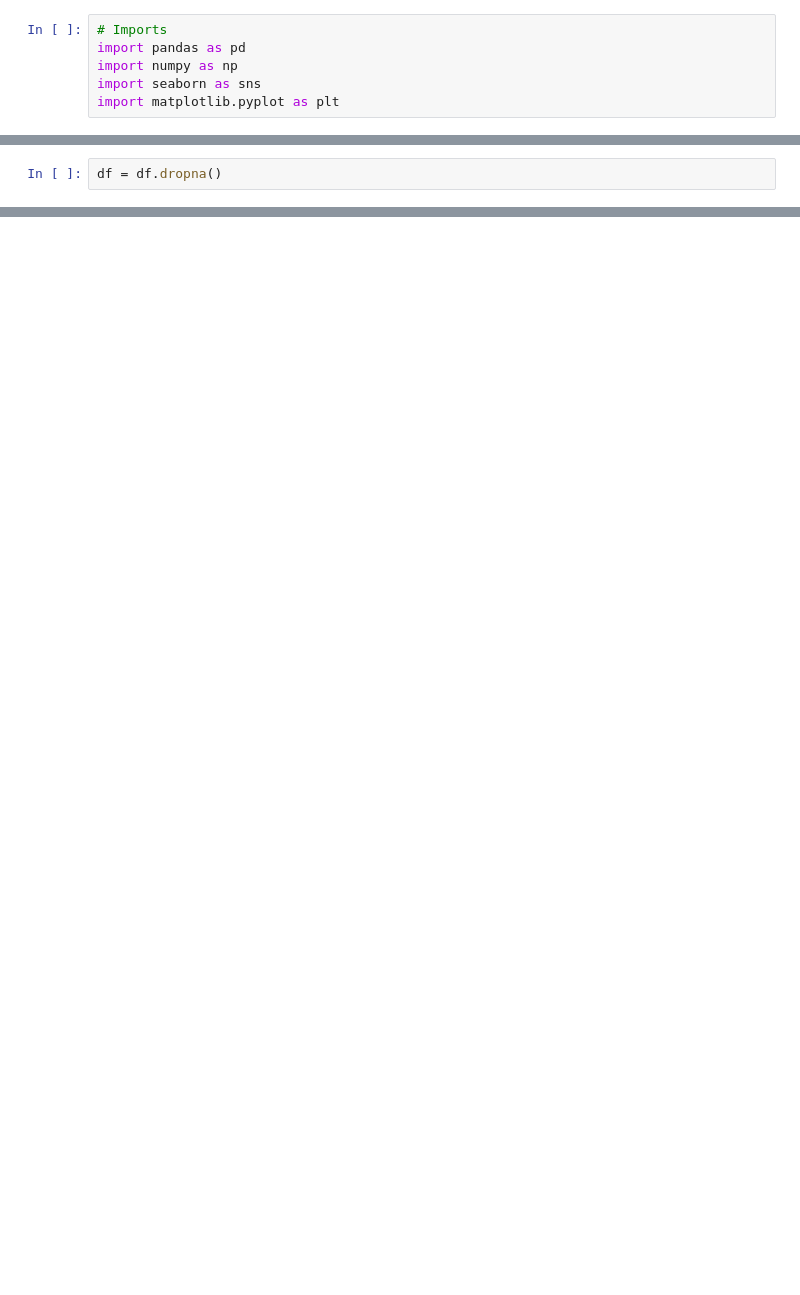
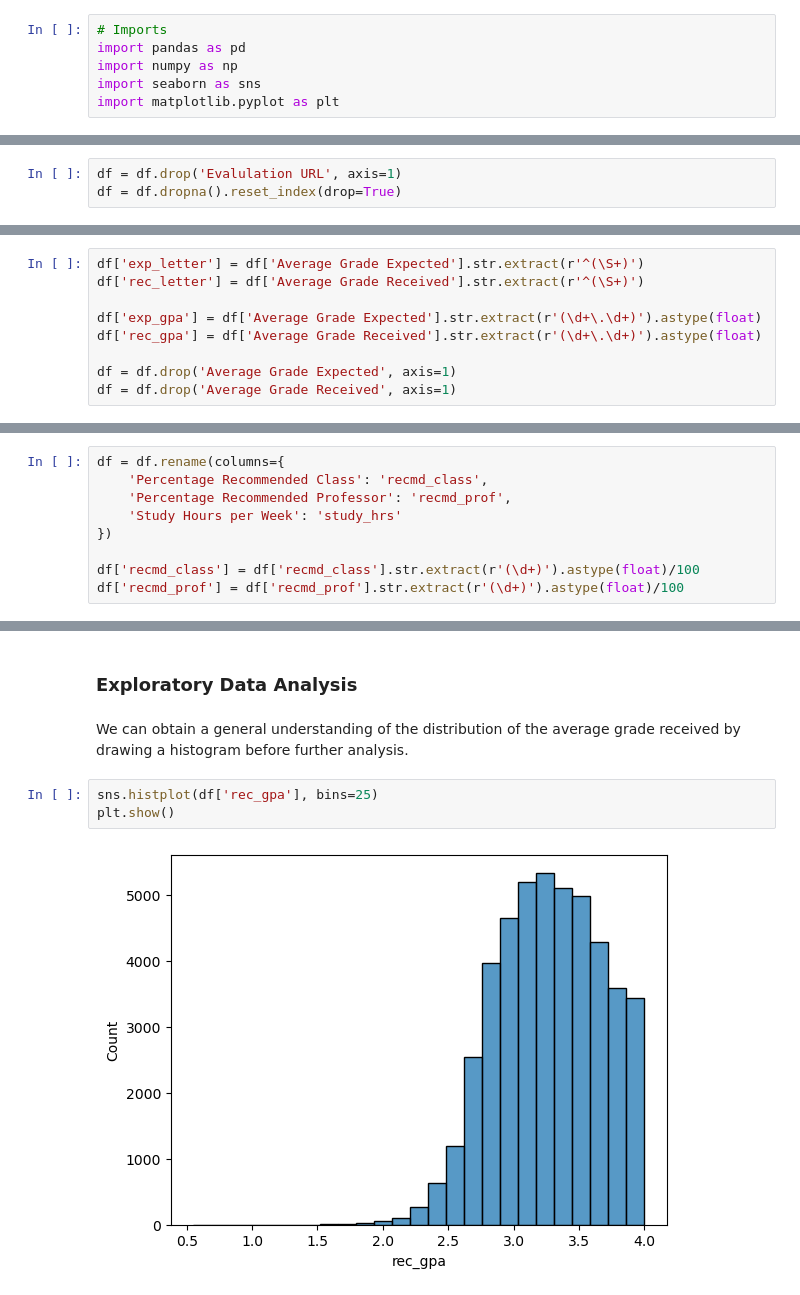
Before and after one commit to Yin-Y-M/Math-189-D12, a Jupyter notebook: Math 189 D12 Project.ipynb, the cells around one changed output, grey strips where cells are left out. Drawn from its saved outputs; the diff is of its cells as text; blank space fills up the shorter version.

Commit message:
Data Cleaning

```diff
--- a/Math 189 D12 Project.ipynb
+++ b/Math 189 D12 Project.ipynb
@@ -22,2 +21,0 @@ Next, we will remove the rows with missing values.
-# %%
-df = df.dropna()
@@ -23,0 +26,3 @@ df = df.dropna()
+# %%
+df = df.drop('Evalulation URL', axis=1)
+df = df.dropna().reset_index(drop=True)
@@ -23,0 +31,9 @@ df = df.dropna()
+# %%
+df['exp_letter'] = df['Average Grade Expected'].str.extract(r'^(\S+)')
+df['rec_letter'] = df['Average Grade Received'].str.extract(r'^(\S+)')
+
+df['exp_gpa'] = df['Average Grade Expected'].str.extract(r'(\d+\.\d+)').astype(float)
+df['rec_gpa'] = df['Average Grade Received'].str.extract(r'(\d+\.\d+)').astype(float)
+
+df = df.drop('Average Grade Expected', axis=1)
+df = df.drop('Average Grade Received', axis=1)
@@ -23,0 +42,9 @@ df = df.dropna()
+# %%
+df = df.rename(columns={
+    'Percentage Recommended Class': 'recmd_class',
+    'Percentage Recommended Professor': 'recmd_prof',
+    'Study Hours per Week': 'study_hrs'
+})
+
+df['recmd_class'] = df['recmd_class'].str.extract(r'(\d+)').astype(float)/100
+df['recmd_prof'] = df['recmd_prof'].str.extract(r'(\d+)').astype(float)/100
@@ -23,0 +62,9 @@ df = df.dropna()
+# %% [markdown]
+### Exploratory Data Analysis
+# %% [markdown]
+We can obtain a general understanding of the distribution of the average grade received by drawing a histogram before further analysis.
+# %%
+sns.histplot(df['rec_gpa'], bins=25)
+plt.show()
+# %% [output]
+[figure, added]
```
Also changed, not shown: parts of 11 cells of this notebook.
